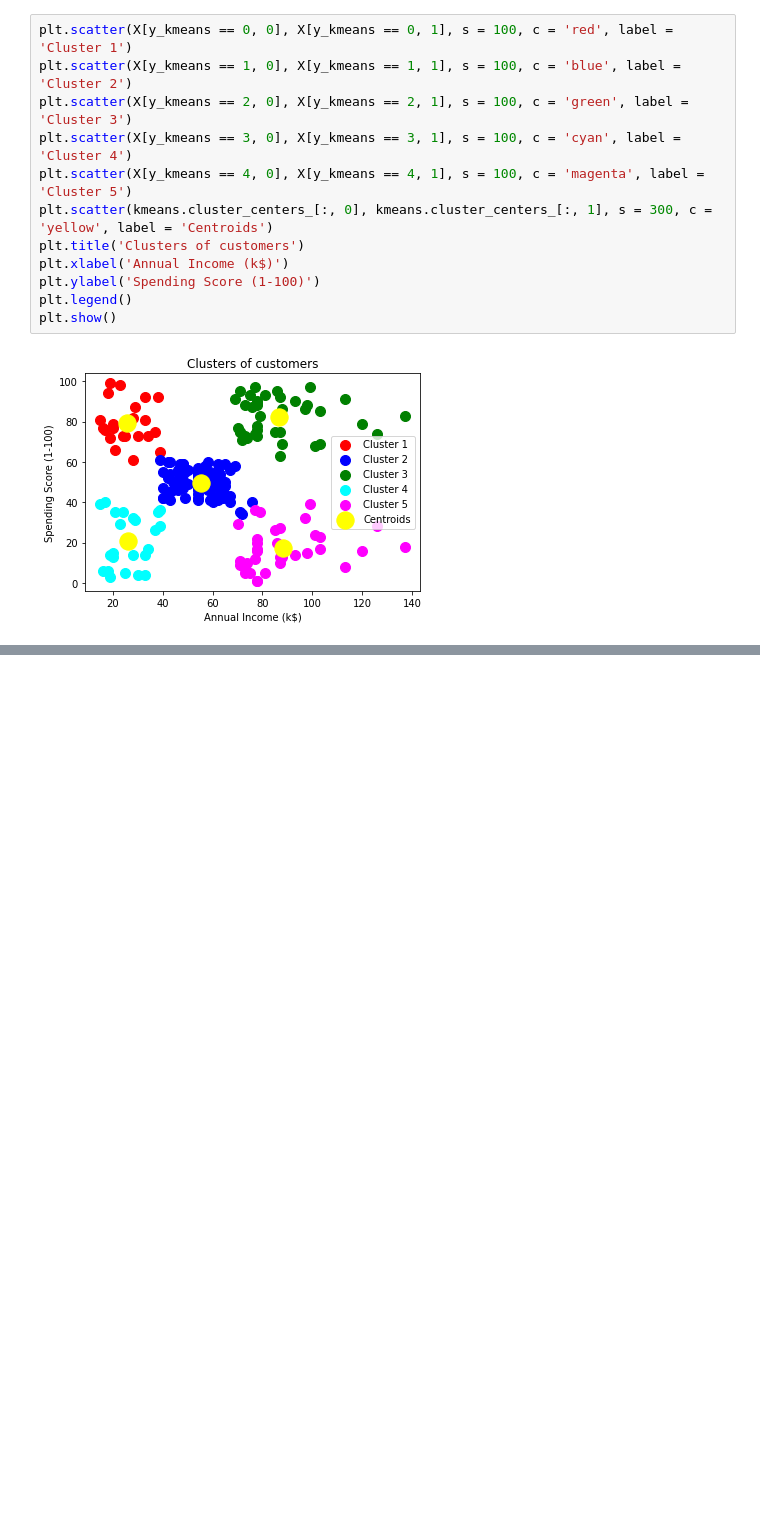
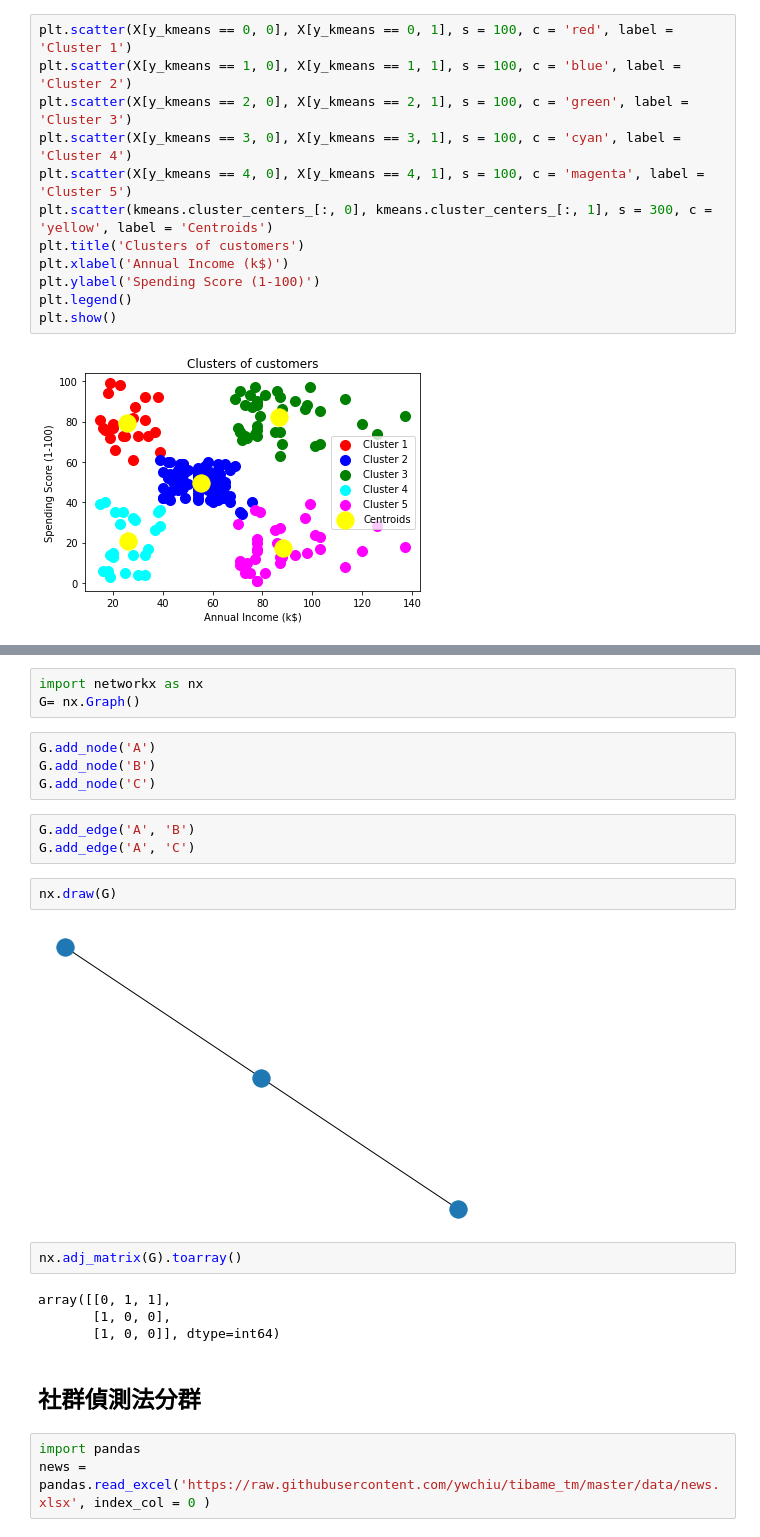
Before and after one commit to ywchiu/tibame_tm, a Jupyter notebook: Demo20200805.ipynb, the cells around one changed output, grey strips where cells are left out. Saved outputs shown, nothing was run; the diff lists cells and outputs as text; blank space fills up the shorter version.

```diff
--- a/Demo20200805.ipynb
+++ b/Demo20200805.ipynb
@@ -159,0 +320,25 @@ plt.show()
+# %%
+import networkx as nx
+G= nx.Graph()
+# %%
+G.add_node('A')
+G.add_node('B')
+G.add_node('C')
+# %%
+G.add_edge('A', 'B')
+G.add_edge('A', 'C')
+# %%
+nx.draw(G)
+# %% [output]
+[figure, added]
+# %%
+nx.adj_matrix(G).toarray()
+# %% [output]
+array([[0, 1, 1],
+       [1, 0, 0],
+       [1, 0, 0]], dtype=int64)
+# %% [markdown]
+## 社群偵測法分群
+# %%
+import pandas
+news = pandas.read_excel('https://raw.githubusercontent.com/ywchiu/tibame_tm/master/data/news.xlsx', index_col = 0 )
```
Also changed, not shown: parts of 40 cells of this notebook.
